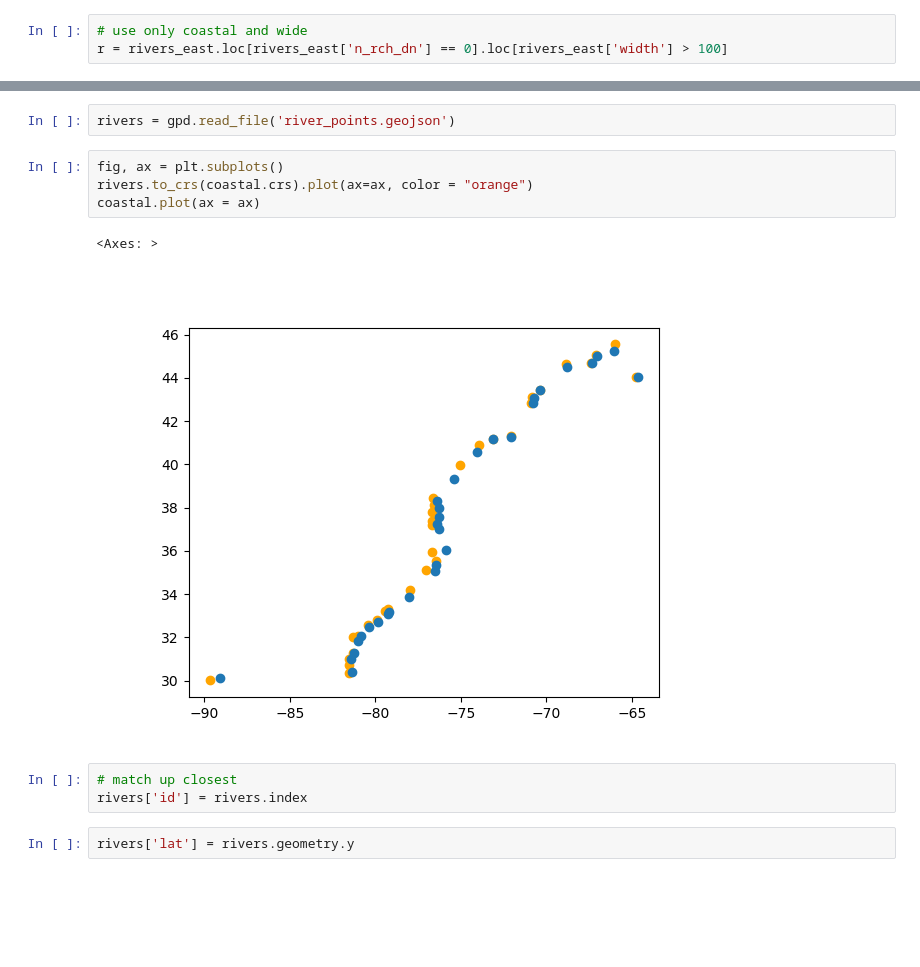
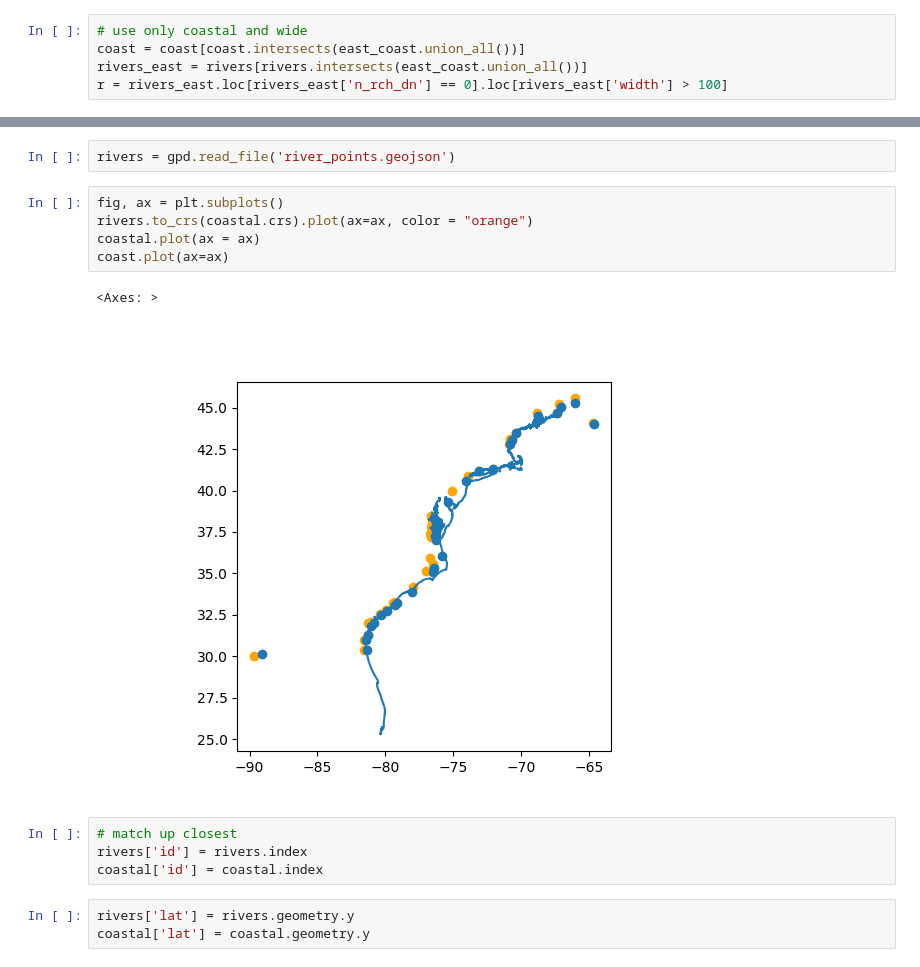
Before and after one commit to emilym012/CLAP, a Jupyter notebook: get_points.ipynb, the cells around one changed output, grey strips where cells are left out. Saved outputs shown, nothing was run; the diff lists cells and outputs as text; blank space fills up the shorter version.

```diff
--- a/get_points.ipynb
+++ b/get_points.ipynb
@@ -9,6 +9,8 @@ east_coast = gpd.read_file("east_coast.geojson")
 coast = gpd.read_file("tl_2019_us_coastline.zip")
 # %%
 # use only coastal and wide
+coast = coast[coast.intersects(east_coast.union_all())]
+rivers_east = rivers[rivers.intersects(east_coast.union_all())]
 r = rivers_east.loc[rivers_east['n_rch_dn'] == 0].loc[rivers_east['width'] > 100]
 # %%
 r.plot()
@@ -64,15 +66,18 @@ rivers = gpd.read_file('river_points.geojson')
 # %%
 fig, ax = plt.subplots()
 rivers.to_crs(coastal.crs).plot(ax=ax, color = "orange")
 coastal.plot(ax = ax)
+coast.plot(ax=ax)
 # %% [output]
 <Axes: >
-[figure, old version]
+[figure, new version]
 # %%
 # match up closest
 rivers['id'] = rivers.index
+coastal['id'] = coastal.index
 # %%
 rivers['lat'] = rivers.geometry.y
+coastal['lat'] = coastal.geometry.y
 # %%
 coastal.loc[0:0]
 # %% [output]
```
Also changed, not shown: parts of 11 cells of this notebook, 2 other files.
